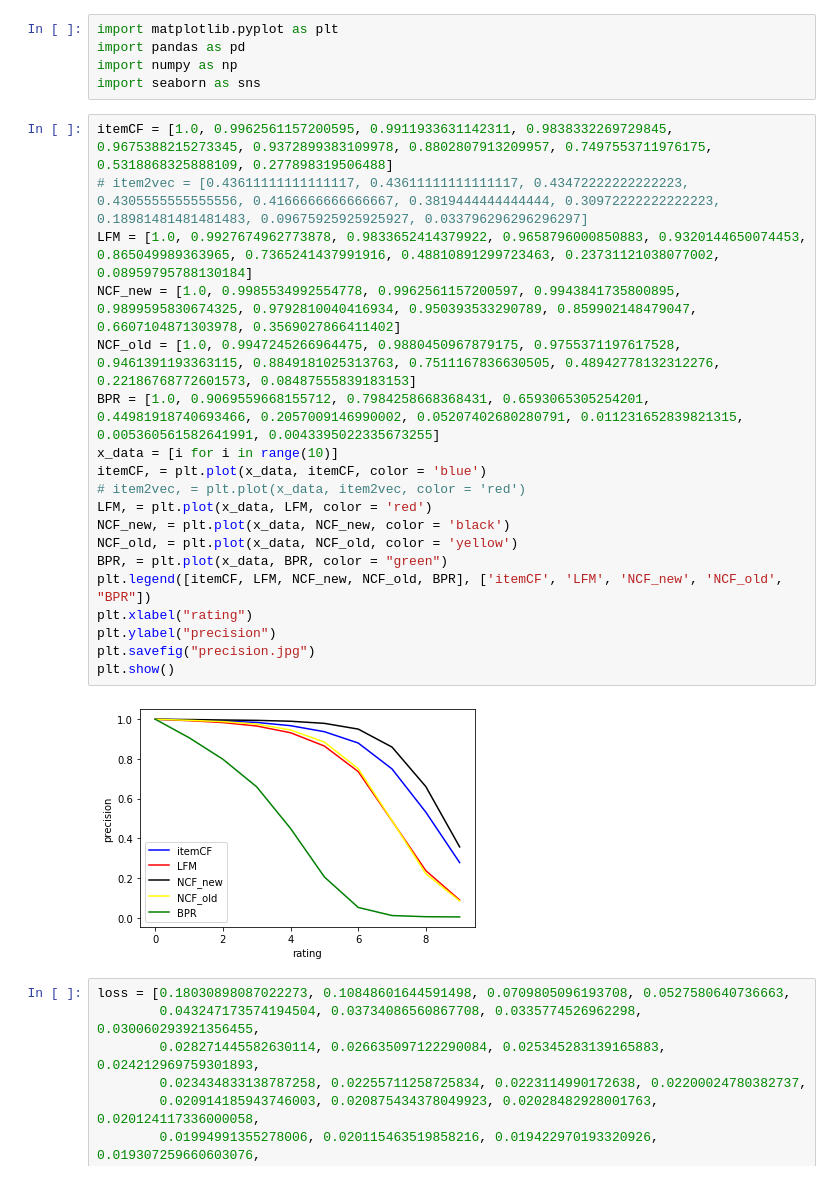
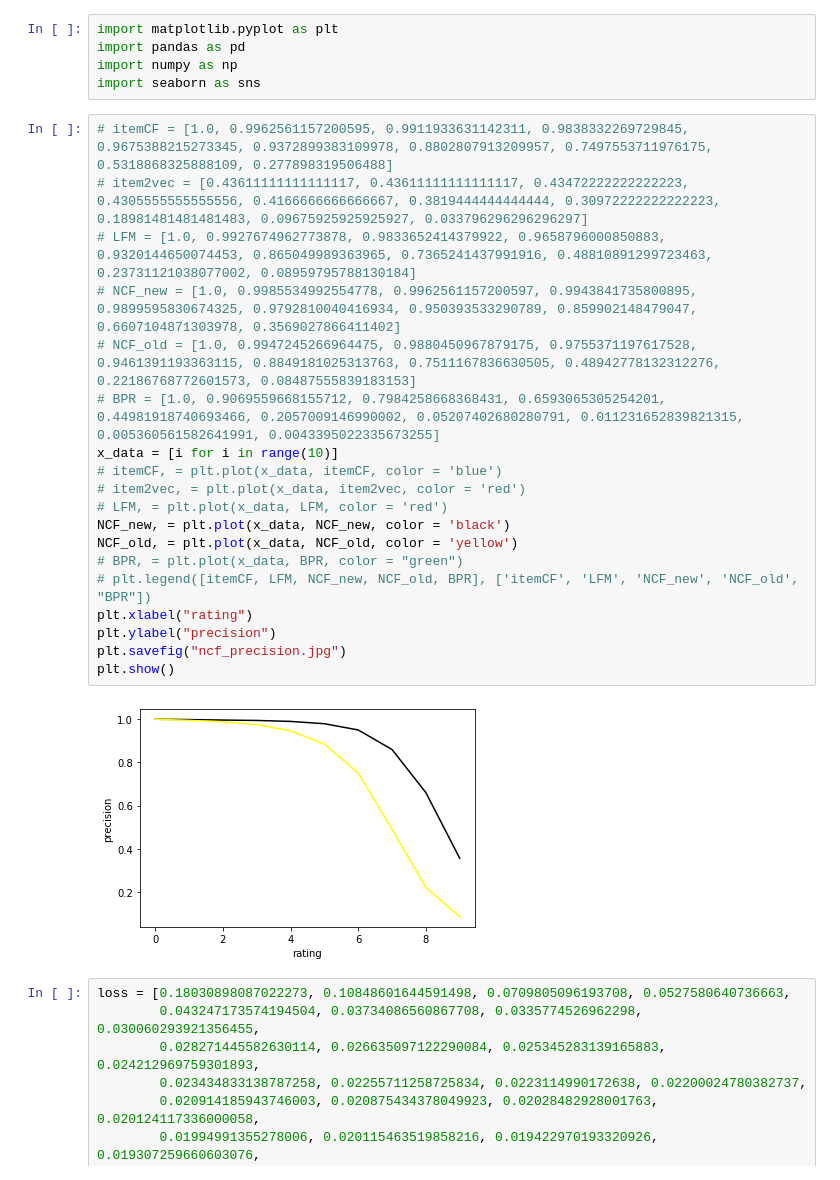
Before and after one commit to DruryXu/SCUthesis, a Jupyter notebook: data_analysis/data_analysis.ipynb, the cells around one changed output. Drawn from its saved outputs; the diff is of its cells as text.

```diff
--- a/data_analysis/data_analysis.ipynb
+++ b/data_analysis/data_analysis.ipynb
@@ -4,26 +4,26 @@ import pandas as pd
 import numpy as np
 import seaborn as sns
 # %%
-itemCF = [1.0, 0.9962561157200595, 0.9911933631142311, 0.9838332269729845, 0.9675388215273345, 0.9372899383109978, 0.8802807913209957, 0.7497553711976175, 0.5318868325888109, 0.277898319506488]
+# itemCF = [1.0, 0.9962561157200595, 0.9911933631142311, 0.9838332269729845, 0.9675388215273345, 0.9372899383109978, 0.8802807913209957, 0.7497553711976175, 0.5318868325888109, 0.277898319506488]
 # item2vec = [0.43611111111111117, 0.43611111111111117, 0.43472222222222223, 0.4305555555555556, 0.4166666666666667, 0.3819444444444444, 0.30972222222222223, 0.18981481481481483, 0.09675925925925927, 0.033796296296296297]
-LFM = [1.0, 0.9927674962773878, 0.9833652414379922, 0.9658796000850883, 0.9320144650074453, 0.865049989363965, 0.7365241437991916, 0.48810891299723463, 0.23731121038077002, 0.08959795788130184]
-NCF_new = [1.0, 0.9985534992554778, 0.9962561157200597, 0.9943841735800895, 0.9899595830674325, 0.9792810040416934, 0.950393533290789, 0.859902148479047, 0.6607104871303978, 0.3569027866411402]
-NCF_old = [1.0, 0.9947245266964475, 0.9880450967879175, 0.9755371197617528, 0.9461391193363115, 0.8849181025313763, 0.7511167836630505, 0.48942778132312276, 0.22186768772601573, 0.08487555839183153]
-BPR = [1.0, 0.9069559668155712, 0.7984258668368431, 0.6593065305254201, 0.44981918740693466, 0.2057009146990002, 0.05207402680280791, 0.011231652839821315, 0.005360561582641991, 0.0043395022335673255]
+# LFM = [1.0, 0.9927674962773878, 0.9833652414379922, 0.9658796000850883, 0.9320144650074453, 0.865049989363965, 0.7365241437991916, 0.48810891299723463, 0.23731121038077002, 0.08959795788130184]
+# NCF_new = [1.0, 0.9985534992554778, 0.9962561157200597, 0.9943841735800895, 0.9899595830674325, 0.9792810040416934, 0.950393533290789, 0.859902148479047, 0.6607104871303978, 0.3569027866411402]
+# NCF_old = [1.0, 0.9947245266964475, 0.9880450967879175, 0.9755371197617528, 0.9461391193363115, 0.8849181025313763, 0.7511167836630505, 0.48942778132312276, 0.22186768772601573, 0.08487555839183153]
+# BPR = [1.0, 0.9069559668155712, 0.7984258668368431, 0.6593065305254201, 0.44981918740693466, 0.2057009146990002, 0.05207402680280791, 0.011231652839821315, 0.005360561582641991, 0.0043395022335673255]
 x_data = [i for i in range(10)]
-itemCF, = plt.plot(x_data, itemCF, color = 'blue')
+# itemCF, = plt.plot(x_data, itemCF, color = 'blue')
 # item2vec, = plt.plot(x_data, item2vec, color = 'red')
-LFM, = plt.plot(x_data, LFM, color = 'red')
+# LFM, = plt.plot(x_data, LFM, color = 'red')
 NCF_new, = plt.plot(x_data, NCF_new, color = 'black')
 NCF_old, = plt.plot(x_data, NCF_old, color = 'yellow')
-BPR, = plt.plot(x_data, BPR, color = "green")
-plt.legend([itemCF, LFM, NCF_new, NCF_old, BPR], ['itemCF', 'LFM', 'NCF_new', 'NCF_old', "BPR"])
+# BPR, = plt.plot(x_data, BPR, color = "green")
+# plt.legend([itemCF, LFM, NCF_new, NCF_old, BPR], ['itemCF', 'LFM', 'NCF_new', 'NCF_old', "BPR"])
 plt.xlabel("rating")
 plt.ylabel("precision")
-plt.savefig("precision.jpg")
+plt.savefig("ncf_precision.jpg")
 plt.show()
 # %% [output]
-[figure, old version]
+[figure, new version]
 # %%
 loss = [0.18030898087022273, 0.10848601644591498, 0.0709805096193708, 0.0527580640736663,
         0.043247173574194504, 0.03734086560867708, 0.0335774526962298, 0.030060293921356455,
```
Also changed, not shown: parts of 4 cells of this notebook, 5 other files.
